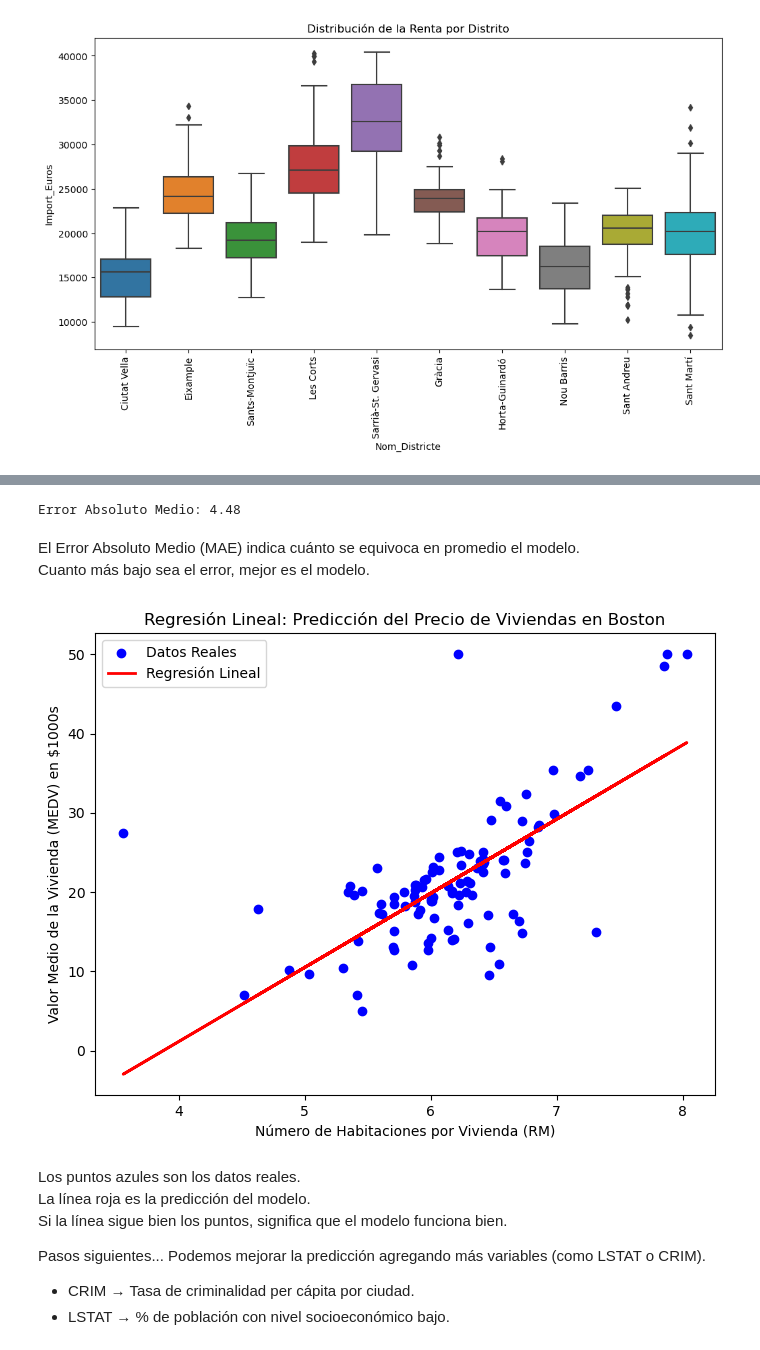
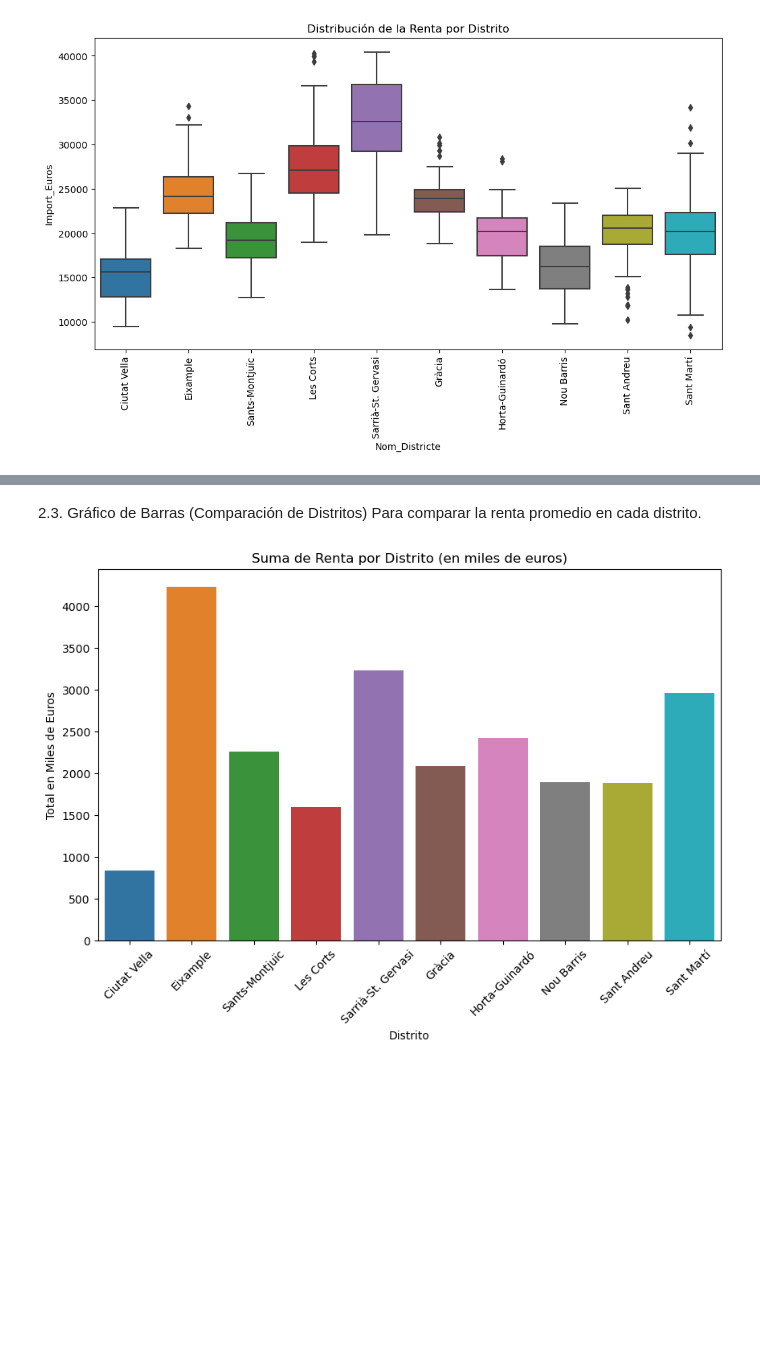
Before and after one commit to luciaalvarezuy/Introducci-n-a-la-Inteligencia-Artificial-2025, a Jupyter notebook: 01_Continuamos_con_python.ipynb, the cells around one changed output, grey strips where cells are left out. Cells and saved outputs as stored; diff of their text form; code cells hidden in the pictures; blank space fills up the shorter version.

```diff
--- a/01_Continuamos_con_python.ipynb
+++ b/01_Continuamos_con_python.ipynb
@@ -433,30 +289,14 @@ Mostramos una tabla comparando los valores reales y los predichos.
-# %%
-# Calcular el error absoluto medio
-error = mean_absolute_error(y_test, y_pred)
-print(f"Error Absoluto Medio: {error:.2f}")
-# %% [output]
-Error Absoluto Medio: 4.48
-# %% [markdown]
-El Error Absoluto Medio (MAE) indica cuánto se equivoca en promedio el modelo.
-Cuanto más bajo sea el error, mejor es el modelo.
-# %%
-plt.figure(figsize=(8,6))
-plt.scatter(X_test, y_test, color="blue", label="Datos Reales")
-plt.plot(X_test, y_pred, color="red", linewidth=2, label="Regresión Lineal")
-plt.xlabel("Número de Habitaciones por Vivienda (RM)")
-plt.ylabel("Valor Medio de la Vivienda (MEDV) en $1000s")
-plt.title("Regresión Lineal: Predicción del Precio de Viviendas en Boston")
-plt.legend()
-plt.show()
-# %% [output]
-[figure, removed]
-# %% [markdown]
-Los puntos azules son los datos reales.
-La línea roja es la predicción del modelo.
-Si la línea sigue bien los puntos, significa que el modelo funciona bien.
-
-
-Pasos siguientes...
-Podemos mejorar la predicción agregando más variables (como LSTAT o CRIM).
-- CRIM → Tasa de criminalidad per cápita por ciudad.
-- LSTAT → % de población con nivel socioeconómico bajo.
+# %% [markdown]
+2.3.  Gráfico de Barras (Comparación de Distritos)
+Para comparar la renta promedio en cada distrito.
+# %%
+
+plt.figure(figsize=(10,6))
+sns.barplot(x="Nom_Districte", y=df_renta["Import_Euros"] / 1000, data=df_renta, estimator=sum, ci=None)
+plt.xticks(rotation=45)
+plt.title("Suma de Renta por Distrito (en miles de euros)")
+plt.xlabel("Distrito")
+plt.ylabel("Total en Miles de Euros")
+plt.show()
+# %% [output]
+[figure, added]
```
Also changed, not shown: parts of 16 cells of this notebook, 2 other files.
